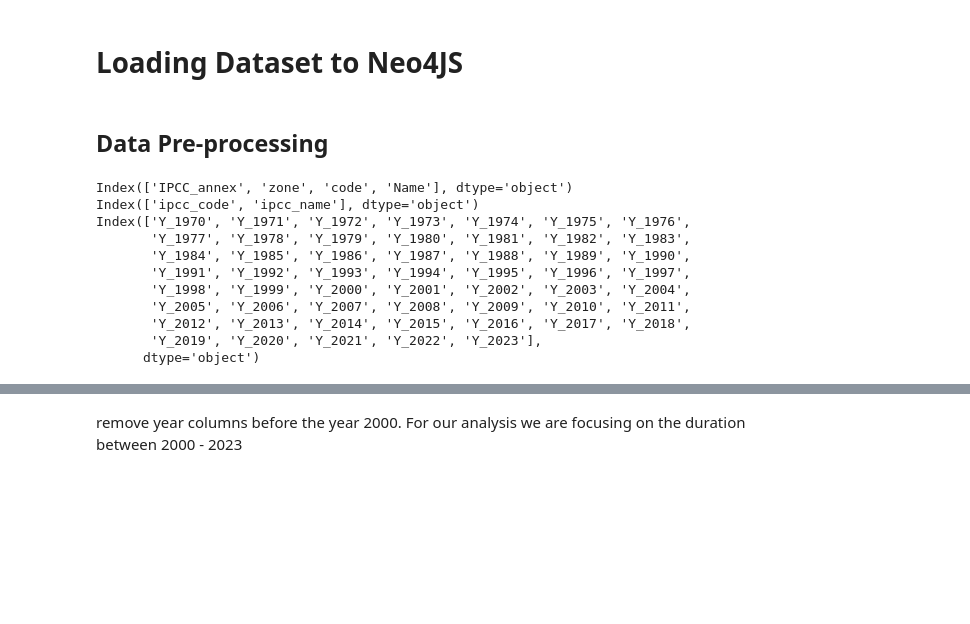
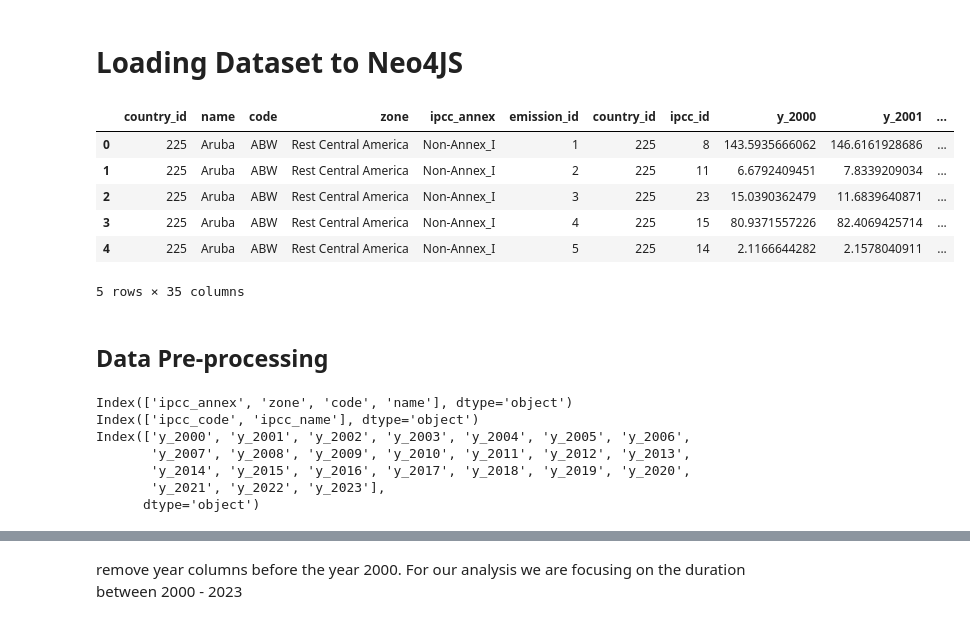
Before and after one commit to GawthamW97/Data-Analytics-And-Visualization, a Jupyter notebook: notebooks/dataset_01/loading_data_neo4js.ipynb, the cells around one changed output, grey strips where cells are left out. Cells and saved outputs as stored; diff of their text form; code cells hidden in the pictures; blank space fills up the shorter version.

Commit message:
added the flow of data from postgres to Neo4j

```diff
--- a/notebooks/dataset_01/loading_data_neo4js.ipynb
+++ b/notebooks/dataset_01/loading_data_neo4js.ipynb
@@ -45,7 +27,7 @@ def connectToDB():
             _username = os.environ.get("pg_username")
             _password = os.environ.get("pg_password")
             _port = int(os.environ.get("pg_port"))
-            conn = psycopg2.connect(database="CO2_Emission",
+            conn = psycopg2.connect(database="co2_emission",
                     host=_host,
                     user=_username,
                     password=_password,
@@ -65,7 +47,18 @@ LEFT JOIN ipcc i on e.ipcc_id == i.ipcc_id""")
 # %%
-# cursor.execute(query)
-# all_data = cursor.fetchall()
-# df_combined = pd.DataFrame(all_data)
+cursor.execute(query)
+all_data = cursor.fetchall()
+df_columns = [column[0] for column in cursor.description]
+df_combined = pd.DataFrame(all_data,columns = df_columns)
+# %%
+df_combined.head()
+# %% [output]
+|  | country_id | name | code | zone | ipcc_annex | emission_id | country_id | ipcc_id | y_2000 | y_2001 | ... |
+| 0 | 225 | Aruba | ABW | Rest Central America | Non-Annex_I | 1 | 225 | 8 | 143.5935666062 | 146.6161928686 | ... |
+| 1 | 225 | Aruba | ABW | Rest Central America | Non-Annex_I | 2 | 225 | 11 | 6.6792409451 | 7.8339209034 | ... |
+| 2 | 225 | Aruba | ABW | Rest Central America | Non-Annex_I | 3 | 225 | 23 | 15.0390362479 | 11.6839640871 | ... |
+| 3 | 225 | Aruba | ABW | Rest Central America | Non-Annex_I | 4 | 225 | 15 | 80.9371557226 | 82.4069425714 | ... |
+| 4 | 225 | Aruba | ABW | Rest Central America | Non-Annex_I | 5 | 225 | 14 | 2.1166644282 | 2.1578040911 | ... |
+5 rows × 35 columns
 # %% [markdown]
 ## Data Pre-processing
 # %%
@@ -78,23 +68,19 @@ df = df.rename(columns={"ipcc_code_2006_for_standard_report":"ipcc_code","ipcc_c
 # %%
-Country_columns = ["IPCC_annex","zone","code","Name"]
+Country_columns = ["ipcc_annex","zone","code","name"]
 Code_columns = ["ipcc_code","ipcc_name"]
-Country = df[Country_columns]
-Ipcc_code = df.drop(Country_columns,axis=1)[Code_columns]
-Year = df.drop(Country_columns + Code_columns,axis=1)
+Country = df_combined[Country_columns]
+Ipcc_code = df_combined.drop(Country_columns,axis=1)[Code_columns]
+Year = df_combined.drop(Country_columns + Code_columns,axis=1)
 print(Country.columns)
 print(Ipcc_code.columns)
 print(Year.columns)
 # %% [output]
-Index(['IPCC_annex', 'zone', 'code', 'Name'], dtype='object')
+Index(['ipcc_annex', 'zone', 'code', 'name'], dtype='object')
 Index(['ipcc_code', 'ipcc_name'], dtype='object')
-Index(['Y_1970', 'Y_1971', 'Y_1972', 'Y_1973', 'Y_1974', 'Y_1975', 'Y_1976',
-       'Y_1977', 'Y_1978', 'Y_1979', 'Y_1980', 'Y_1981', 'Y_1982', 'Y_1983',
-       'Y_1984', 'Y_1985', 'Y_1986', 'Y_1987', 'Y_1988', 'Y_1989', 'Y_1990',
-       'Y_1991', 'Y_1992', 'Y_1993', 'Y_1994', 'Y_1995', 'Y_1996', 'Y_1997',
-       'Y_1998', 'Y_1999', 'Y_2000', 'Y_2001', 'Y_2002', 'Y_2003', 'Y_2004',
-       'Y_2005', 'Y_2006', 'Y_2007', 'Y_2008', 'Y_2009', 'Y_2010', 'Y_2011',
-       'Y_2012', 'Y_2013', 'Y_2014', 'Y_2015', 'Y_2016', 'Y_2017', 'Y_2018',
-       'Y_2019', 'Y_2020', 'Y_2021', 'Y_2022', 'Y_2023'],
+Index(['y_2000', 'y_2001', 'y_2002', 'y_2003', 'y_2004', 'y_2005', 'y_2006',
+       'y_2007', 'y_2008', 'y_2009', 'y_2010', 'y_2011', 'y_2012', 'y_2013',
+       'y_2014', 'y_2015', 'y_2016', 'y_2017', 'y_2018', 'y_2019', 'y_2020',
+       'y_2021', 'y_2022', 'y_2023'],
       dtype='object')
 # %%
 # Handling missing values
```
Also changed, not shown: parts of 17 cells of this notebook, 11 other files.
